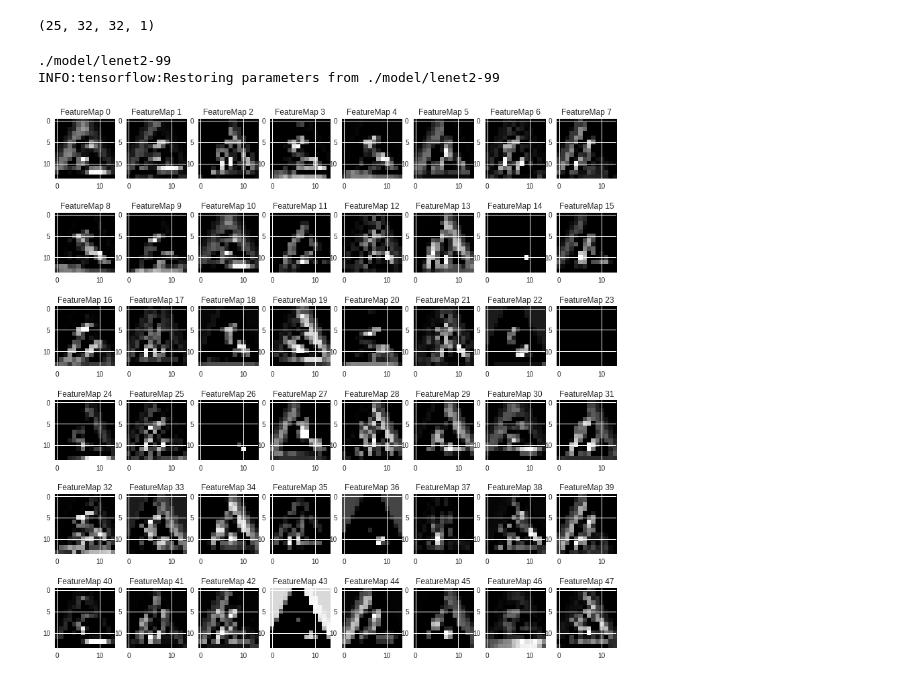
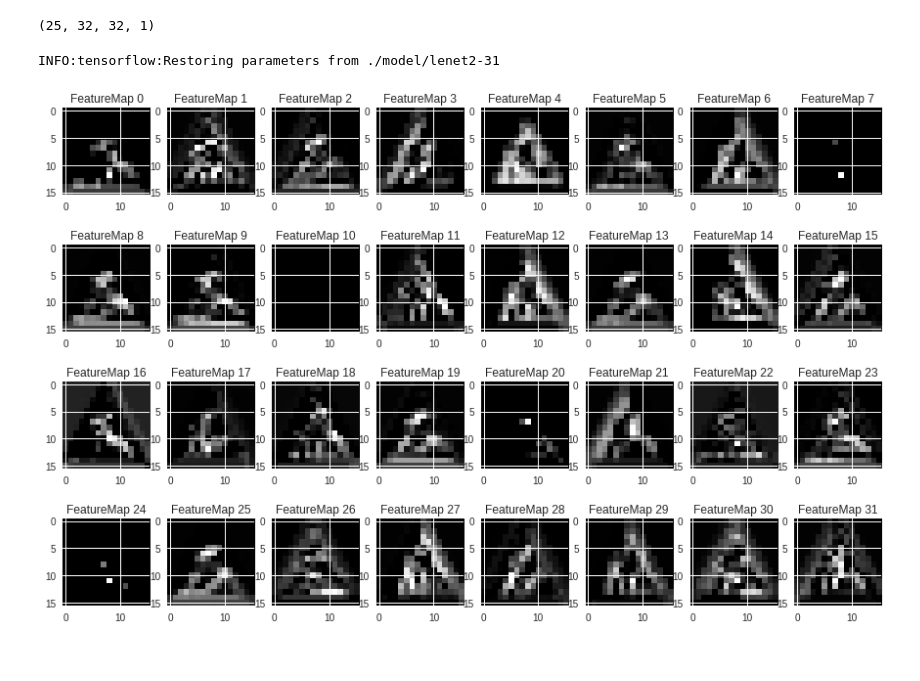
Before and after one commit to scrambleegg7/SelfCar, a Jupyter notebook: CarND-Traffic-Sign-Classifier-Project/Traffic_Sign_Classifier_v1.ipynb, the cells around one changed output. Cells and saved outputs as stored; diff of their text form; code cells hidden in the pictures.

```diff
--- a/CarND-Traffic-Sign-Classifier-Project/Traffic_Sign_Classifier_v1.ipynb
+++ b/CarND-Traffic-Sign-Classifier-Project/Traffic_Sign_Classifier_v1.ipynb
@@ -1320,11 +1340,9 @@ print("    show prediction against downloaded traffic sign board...")
 
 baseDir = "./model"
 with tf.Session() as sess:
-    #init_op = tf.group(tf.global_variables_initializer(),
-    #               tf.local_variables_initializer())
-    #sess.run(init_op)
-    save_path = os.path.join(baseDir,"lenet2-99")
-    saver.restore(sess,save_path )
+    sess.run(tf.global_variables_initializer())
+    saver2 = tf.train.import_meta_graph('./model/lenet2-31.meta')
+    saver2.restore(sess, "./model/lenet2-31")
 
     acc = []
     for fname, img in sorted(download_images.items(), key=lambda x:x[0]):
@@ -1333,7 +1351,7 @@ with tf.Session() as sess:
         img = img.reshape( (1,)+img.shape )
         #print(img.shape)
 
-        probs_ =  sess.run(tf.nn.softmax(logits), feed_dict = {x:img})
+        probs_ =  sess.run(tf.nn.softmax(logits), feed_dict = {x:img, is_training:False})
         #probs_ = sess.run(prob_img, feed_dict = {x:img})
         #print(probs_)
         argidx = np.argmax(probs_)
@@ -1417,17 +1435,9 @@ baseDir = "./model"
 #saver = tf.train.Saver()  # Gets all variables in `graph`.
 
 with tf.Session() as sess:
-    init_op = tf.group(tf.global_variables_initializer(),
-                   tf.local_variables_initializer())
-    sess.run(init_op)
-    saver = tf.train.import_meta_graph( os.path.join(  baseDir,"lenet2-99.meta")  )
-    save_path = os.path.join(baseDir,"lenet2-99")
-
-    ckpt = tf.train.get_checkpoint_state(baseDir)
-    if ckpt and ckpt.model_checkpoint_path:
-        print(ckpt.model_checkpoint_path)
-
-    saver.restore(sess,save_path )
+    sess.run(tf.global_variables_initializer())
+    saver2 = tf.train.import_meta_graph('./model/lenet2-31.meta')
+    saver2.restore(sess, "./model/lenet2-31")
 
 
     top5_labels = {}
@@ -1438,7 +1448,7 @@ with tf.Session() as sess:
         img = img.reshape( (1,)+img.shape )
         #print(img.shape)
 
-        top_5 = sess.run(tf.nn.top_k(tf.nn.softmax(logits), k=5), feed_dict = {x:img})
+        top_5 = sess.run(tf.nn.top_k(tf.nn.softmax(logits), k=5), feed_dict = {x:img, is_training:False})
         label_predicts = [  signname_dict[argidx] for argidx in top_5.indices[0]]
         print("< %s >" % fname.split("_")[0])
         #print(label_predicts)
@@ -1546,7 +1556,7 @@ def outputFeatureMap(image_input, tf_activation, activation_min=-1, activation_m
     # image_input =
     # Note: x should be the same name as your network's tensorflow data placeholder variable
     # If you get an error tf_activation is not defined it may be having trouble accessing the variable from inside a function
-    activation = tf_activation.eval(session=sess,feed_dict={x : image_input})
+    activation = tf_activation.eval(session=sess,feed_dict={x : image_input, is_training:False})
     featuremaps = activation.shape[3]
     plt.figure(plt_num, figsize=(15,15))
     for featuremap in range(featuremaps):
@@ -1569,25 +1579,15 @@ print(images.shape)
 (25, 32, 32, 1)
 # %%
 with tf.Session() as sess:
+    sess.run(tf.global_variables_initializer())
+    saver2 = tf.train.import_meta_graph('./model/lenet2-31.meta')
+    saver2.restore(sess, "./model/lenet2-31")
 
     #var = tf.get_collection(tf.GraphKeys.TRAINABLE_VARIABLES)
     #print([v.name for v in var])
 
-
-    saver = tf.train.import_meta_graph( os.path.join(  baseDir,"lenet2-99.meta")  )
-    save_path = os.path.join(baseDir,"lenet2-99")
-
-    ckpt = tf.train.get_checkpoint_state(baseDir)
-    if ckpt and ckpt.model_checkpoint_path:
-        print(ckpt.model_checkpoint_path)
-
-    saver.restore(sess,save_path )
-
-
-    #saver.restore(sess, tf.train.latest_checkpoint('.'))
-    conv1 = sess.graph.get_tensor_by_name('conv1/pool1:0')
+    conv1 = sess.graph.get_tensor_by_name('pool1/pool:0')
     outputFeatureMap(images, conv1, activation_min=-1, activation_max=-1 ,plt_num=1)
 # %% [output]
-./model/lenet2-99
-INFO:tensorflow:Restoring parameters from ./model/lenet2-99
+INFO:tensorflow:Restoring parameters from ./model/lenet2-31
-[figure, old version]
+[figure, new version]
```
Also changed, not shown: parts of 14 cells of this notebook, 1 other file.
